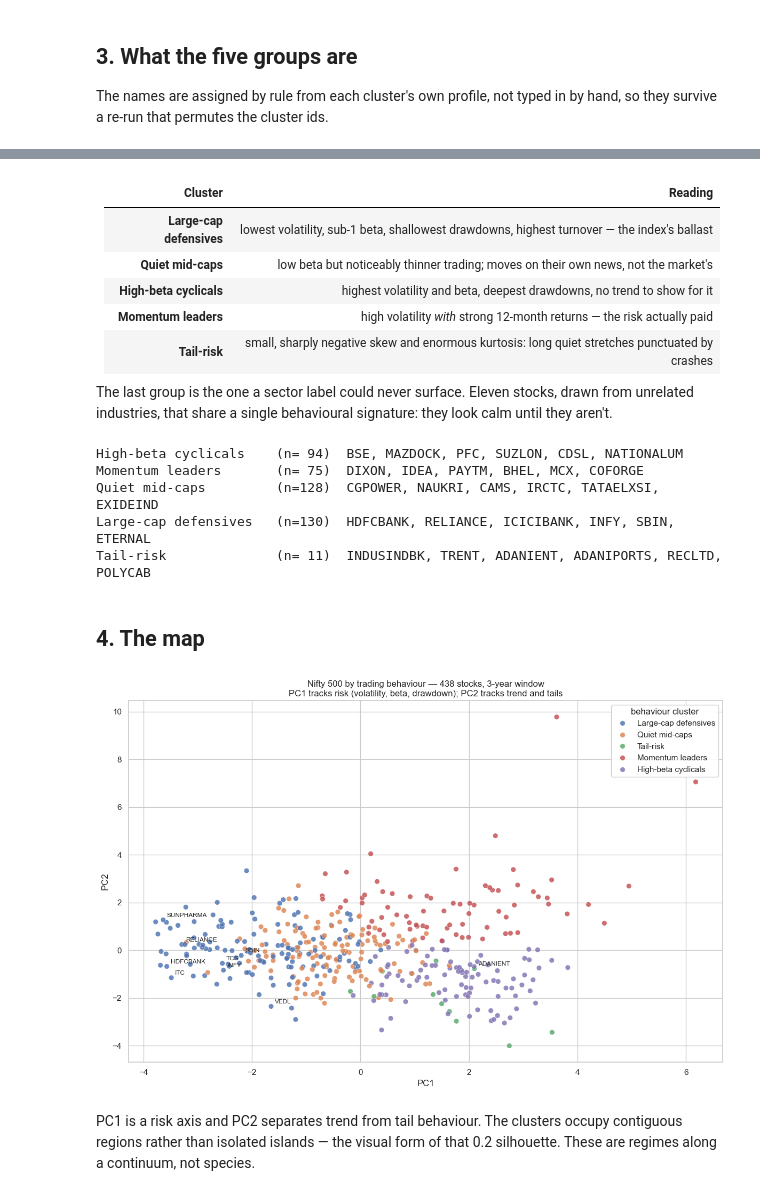
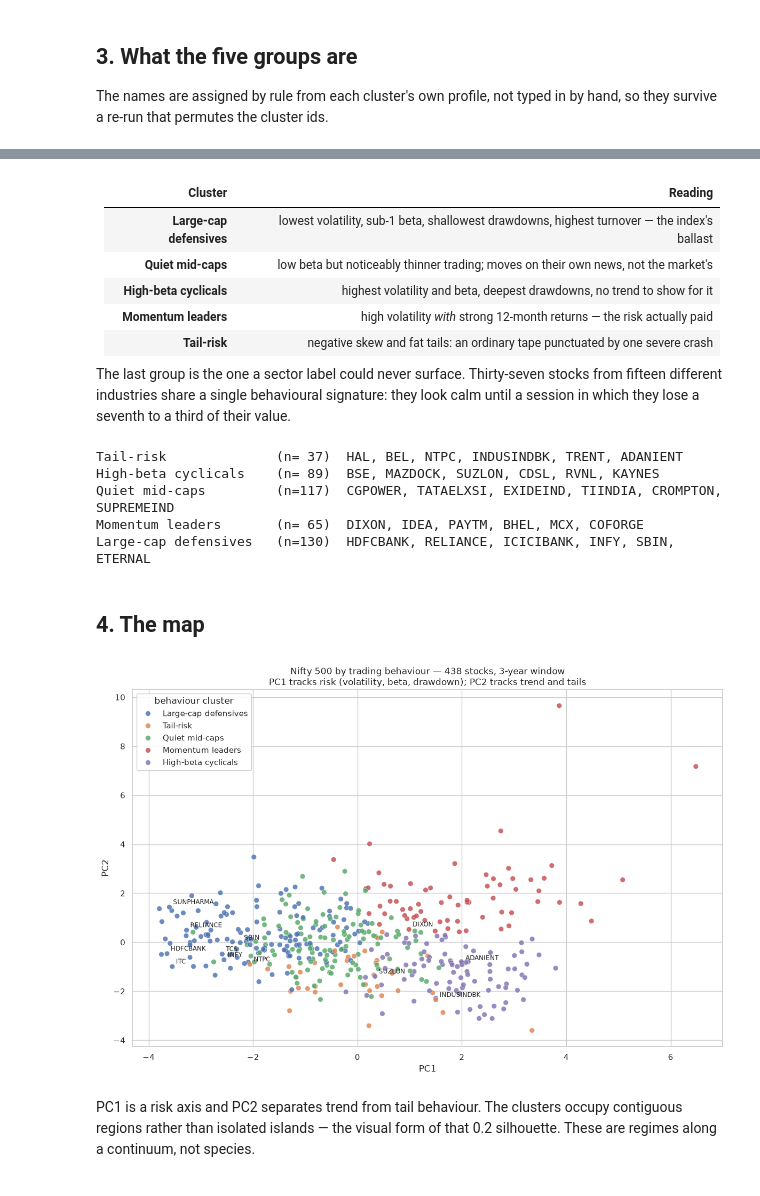
Before and after one commit to adityadeshmukh23/nifty500-behaviour-clusters, a Jupyter notebook: notebooks/02_clustering.ipynb, the cells around one changed output, grey strips where cells are left out. Drawn from its saved outputs; the diff is of its cells as text; code cells hidden in the pictures.

```diff
--- a/notebooks/02_clustering.ipynb
+++ b/notebooks/02_clustering.ipynb
@@ -193,12 +214,13 @@ summary.round(2)
 | **Quiet mid-caps** | low beta but noticeably thinner trading; moves on their own news, not the market's |
 | **High-beta cyclicals** | highest volatility and beta, deepest drawdowns, no trend to show for it |
 | **Momentum leaders** | high volatility *with* strong 12-month returns — the risk actually paid |
-| **Tail-risk** | small, sharply negative skew and enormous kurtosis: long quiet stretches punctuated by crashes |
+| **Tail-risk** | negative skew and fat tails: an ordinary tape punctuated by one severe crash |
 
-The last group is the one a sector label could never surface. Eleven stocks, drawn from unrelated
-industries, that share a single behavioural signature: they look calm until they aren't.
+The last group is the one a sector label could never surface. Thirty-seven stocks from fifteen
+different industries share a single behavioural signature: they look calm until a session in which
+they lose a seventh to a third of their value.
 # %%
-names = profile.set_index(profile.index)["name"].to_dict()
+names = profile["name"].to_dict()
 labelled["cluster_name"] = labelled["cluster"].map(names)
 
 for cluster_id in sorted(names):
@@ -206,41 +228,41 @@ for cluster_id in sorted(names):
     largest = members.nlargest(6, "log_turnover").index.tolist()
     print(f"{names[cluster_id]:<22} (n={len(members):>3})  {', '.join(largest)}")
 # %% [output]
-High-beta cyclicals    (n= 94)  BSE, MAZDOCK, PFC, SUZLON, CDSL, NATIONALUM
-Momentum leaders       (n= 75)  DIXON, IDEA, PAYTM, BHEL, MCX, COFORGE
-Quiet mid-caps         (n=128)  CGPOWER, NAUKRI, CAMS, IRCTC, TATAELXSI, EXIDEIND
+Tail-risk              (n= 37)  HAL, BEL, NTPC, INDUSINDBK, TRENT, ADANIENT
+High-beta cyclicals    (n= 89)  BSE, MAZDOCK, SUZLON, CDSL, RVNL, KAYNES
+Quiet mid-caps         (n=117)  CGPOWER, TATAELXSI, EXIDEIND, TIINDIA, CROMPTON, SUPREMEIND
+Momentum leaders       (n= 65)  DIXON, IDEA, PAYTM, BHEL, MCX, COFORGE
 Large-cap defensives   (n=130)  HDFCBANK, RELIANCE, ICICIBANK, INFY, SBIN, ETERNAL
-Tail-risk              (n= 11)  INDUSINDBK, TRENT, ADANIENT, ADANIPORTS, RECLTD, POLYCAB
 # %% [markdown]
 ## 4. The map
 # %%
 coords = PCA(n_components=2, random_state=42).fit_transform(
     scaler.transform(features.values))
 plot_df = pd.DataFrame(coords, columns=["PC1", "PC2"], index=features.index)
 plot_df["cluster"] = labelled["cluster_name"].values
 
 fig, ax = plt.subplots(figsize=(12, 8))
 order = profile.sort_values("ann_volatility")["name"].tolist()
 sns.scatterplot(data=plot_df, x="PC1", y="PC2", hue="cluster", hue_order=order,
                 s=48, alpha=0.82, edgecolor="white", linewidth=0.4, ax=ax)
 
-highlight = [s for s in ["RELIANCE", "TCS", "INFY", "HDFCBANK", "ITC", "SBIN",
-                         "TATAMOTORS", "VEDL", "ADANIENT", "SUNPHARMA"]
-             if s in plot_df.index]
+highlight = ["RELIANCE", "TCS", "INFY", "HDFCBANK", "ITC", "SBIN", "SUNPHARMA",
+             "INDUSINDBK", "ADANIENT", "NTPC", "DIXON", "SUZLON"]
+assert all(s in plot_df.index for s in highlight), "a highlighted name is not in the universe"
 for symbol in highlight:
     row = plot_df.loc[symbol]
     ax.annotate(symbol, (row["PC1"], row["PC2"]), fontsize=8.5,
                 xytext=(5, 4), textcoords="offset points", color="#222")
 
 ax.set_title("Nifty 500 by trading behaviour — 438 stocks, 3-year window\n"
              "PC1 tracks risk (volatility, beta, drawdown); PC2 tracks trend and tails",
              fontsize=12)
 ax.legend(title="behaviour cluster", loc="best", framealpha=0.92)
 fig.tight_layout()
 fig.savefig("../docs/cluster_map.png", dpi=150, bbox_inches="tight")
 plt.show()
 # %% [output]
-[figure, old version]
+[figure, new version]
 # %% [markdown]
 PC1 is a risk axis and PC2 separates trend from tail behaviour. The clusters occupy
 contiguous regions rather than isolated islands — the visual form of that 0.2 silhouette. These
```
Also changed, not shown: parts of 14 cells of this notebook, 6 other files.
